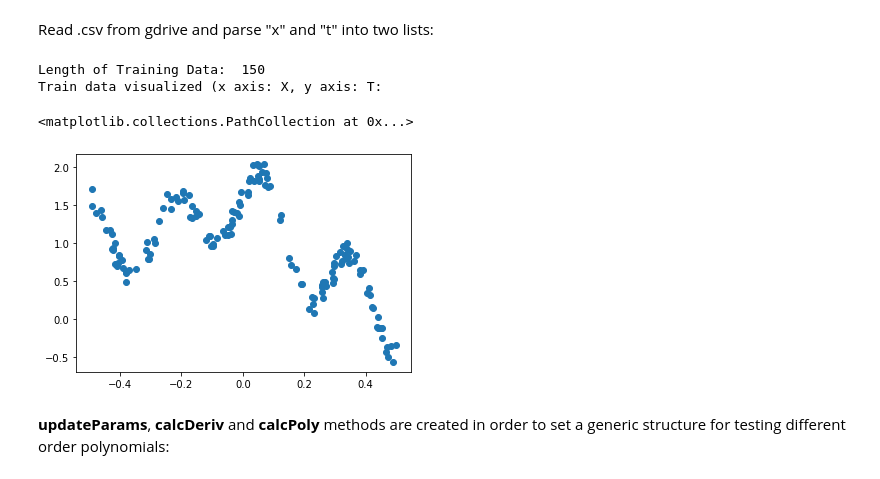
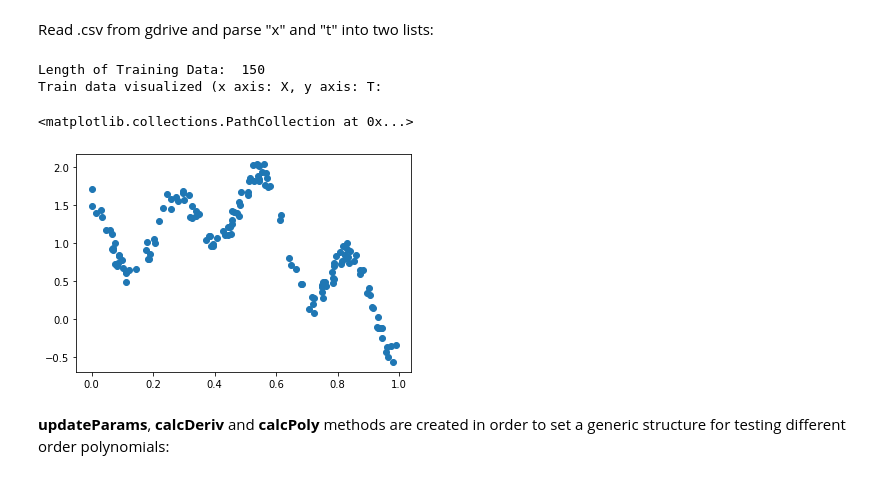
Before and after one commit to imthelizardking/cmp712-homeworks, a Jupyter notebook: hw1/hw1_n22133132_yusufcagri_ogut_.ipynb, the cells around one changed output. Saved outputs shown, nothing was run; the diff lists cells and outputs as text; code cells hidden in the pictures.

```diff
--- a/hw1/hw1_n22133132_yusufcagri_ogut_.ipynb
+++ b/hw1/hw1_n22133132_yusufcagri_ogut_.ipynb
@@ -25,18 +25,24 @@ Read .csv from gdrive and parse "x" and "t" into two lists:
 # %%
 sTrainAdd = "/content/gdrive/MyDrive/cmp712/hw1/train.csv" # address of train.csv on gdriveg
 from pandas import * # for array ops
 data = read_csv(sTrainAdd) # read train.csv
 X = data['x'] # assign dataset argument into X
+vIdx = sorted(range(len(X)), key=lambda k: X[k])
+X = X[vIdx]
+min_x = min(X)
+X = X - min_x
+#X.sort_values(ascending=True)
 T = data['t'] # assign dataset value into T
+T = T[vIdx]
 TRAIN_DATASET_LENGTH = len(X) # get length of dataset
 print('Length of Training Data: ', TRAIN_DATASET_LENGTH)
 print('Train data visualized (x axis: X, y axis: T:')
 plt.scatter(X, T) # check if data is ok
 # %% [output]
 Length of Training Data:  150
 Train data visualized (x axis: X, y axis: T:
 <matplotlib.collections.PathCollection at 0x...>
-[figure, old version]
+[figure, new version]
 # %% [markdown]
 **updateParams**, **calcDeriv** and **calcPoly** methods are created in order to set a generic structure for testing different order polynomials:
 # %% [markdown]
```
Also changed, not shown: parts of 5 cells of this notebook.
